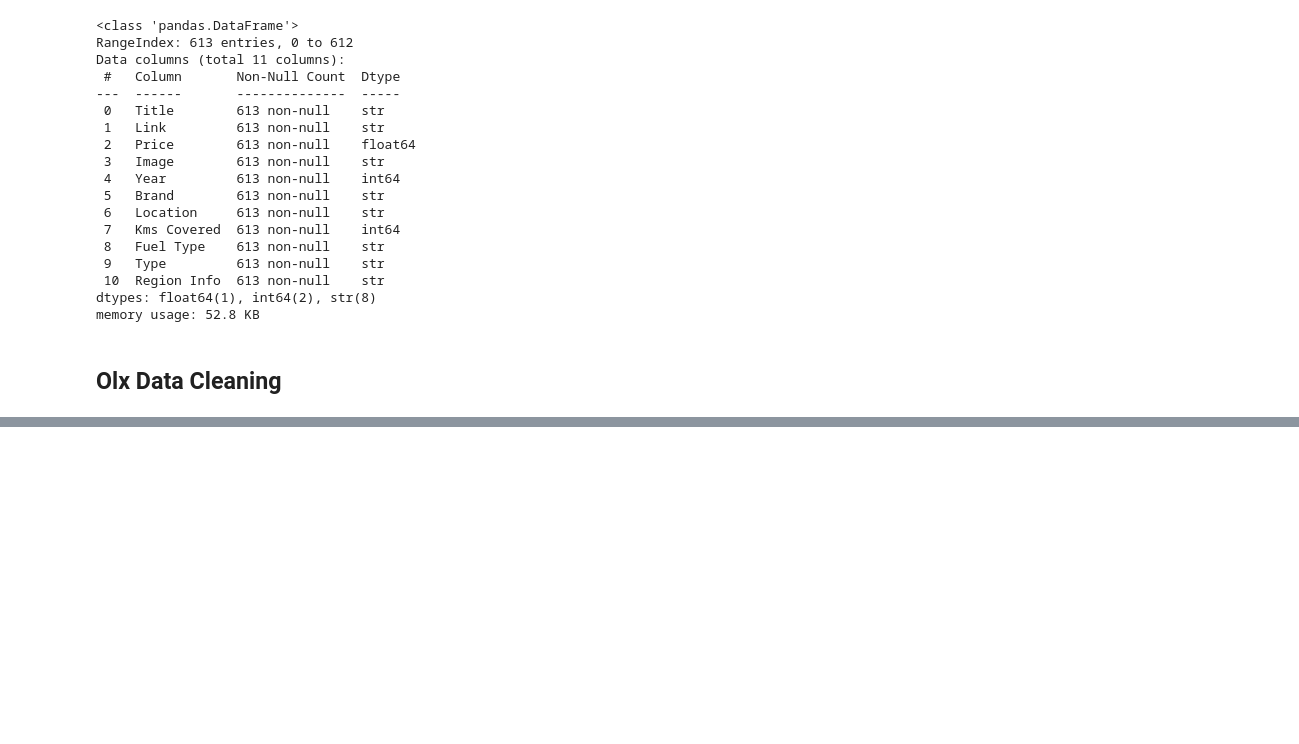
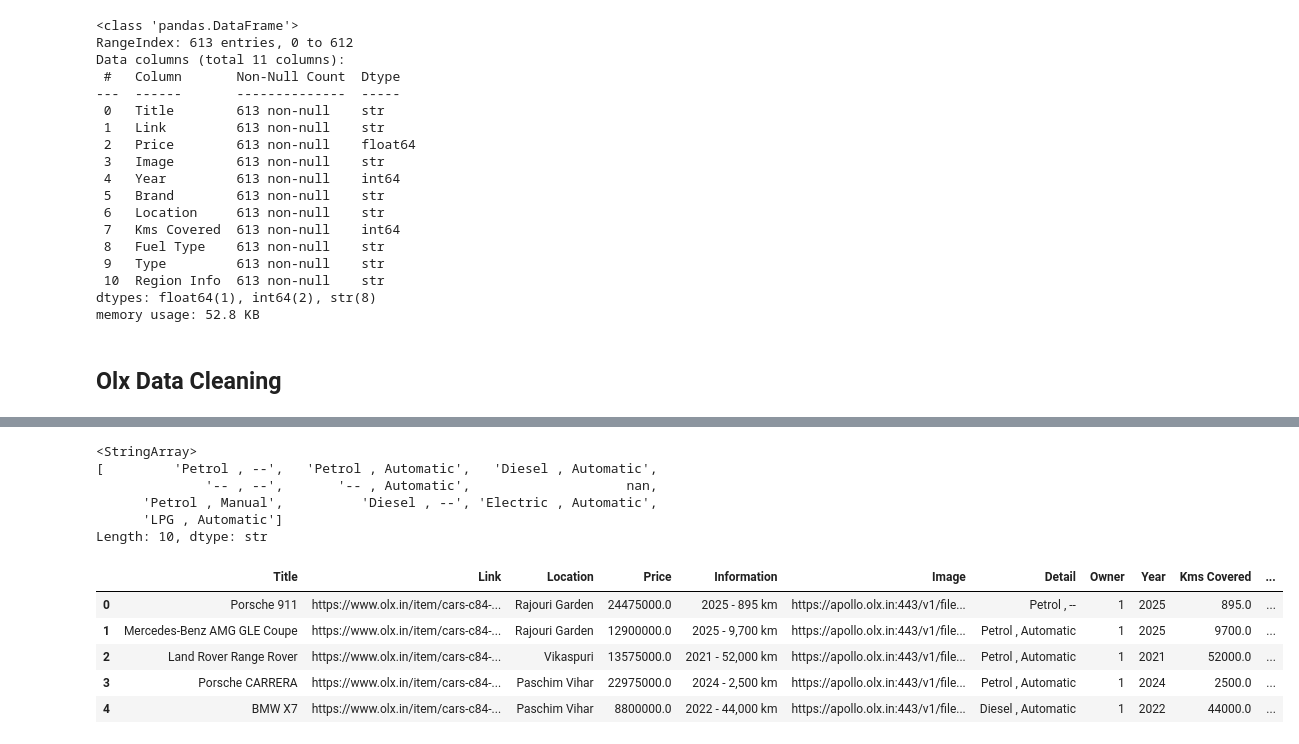
Before and after one commit to dakshhrana0-hub/AutoVault, a Jupyter notebook: backend/data_preprocessing/data_cleaning.ipynb, the cells around one changed output, grey strips where cells are left out. Drawn from its saved outputs; the diff is of its cells as text; code cells hidden in the pictures; blank space fills up the shorter version.

```diff
--- a/backend/data_preprocessing/data_cleaning.ipynb
+++ b/backend/data_preprocessing/data_cleaning.ipynb
@@ -290,0 +326,2 @@ def filter_price(data):
+# %%
+df['Year'] = df['Year'].astype(int)
@@ -290,0 +339,10 @@ def filter_price(data):
+# %%
+def filter_owner(data):
+    if data == '--' or data == np.nan :
+        return np.nan
+    elif type(data) == str:
+        return data[0]
+    else:
+        return data
+
+df['Owner'] = df['Owner'].apply(filter_owner)
@@ -290,0 +355,2 @@ def filter_price(data):
+# %%
+df["Owner"] = pd.to_numeric(df["Owner"]).astype("Int64")
@@ -290,0 +372,36 @@ def filter_price(data):
+# %%
+df['Detail'].unique()
+# %% [output]
+<StringArray>
+[         'Petrol , --',   'Petrol , Automatic',   'Diesel , Automatic',
+              '-- , --',       '-- , Automatic',                    nan,
+      'Petrol , Manual',          'Diesel , --', 'Electric , Automatic',
+      'LPG , Automatic']
+Length: 10, dtype: str
+# %%
+def extract_details(data):
+
+    if type(data) == str:
+        fuel_type,type_ = data.split(',')
+        fuel_type = fuel_type.strip()
+        type_ = type_.strip()
+        if fuel_type == '--':
+            fuel_type = np.nan
+
+        if type_ == '--':
+            type_ = np.nan
+
+        return fuel_type,type_
+
+    return np.nan,np.nan
+
+df[['Fuel Type','Type']] = df['Detail'].apply(extract_details).apply(pd.Series)
+# %%
+df.head()
+# %% [output]
+|  | Title | Link | Location | Price | Information | Image | Detail | Owner | Year | Kms Covered | ... |
+| 0 | Porsche 911 | https://www.olx.in/item/cars-c84-... | Rajouri Garden | 24475000.0 | 2025 - 895 km | https://apollo.olx.in:443/v1/file... | Petrol , -- | 1 | 2025 | 895.0 | ... |
+| 1 | Mercedes-Benz AMG GLE Coupe | https://www.olx.in/item/cars-c84-... | Rajouri Garden | 12900000.0 | 2025 - 9,700 km | https://apollo.olx.in:443/v1/file... | Petrol , Automatic | 1 | 2025 | 9700.0 | ... |
+| 2 | Land Rover Range Rover | https://www.olx.in/item/cars-c84-... | Vikaspuri | 13575000.0 | 2021 - 52,000 km | https://apollo.olx.in:443/v1/file... | Petrol , Automatic | 1 | 2021 | 52000.0 | ... |
+| 3 | Porsche CARRERA | https://www.olx.in/item/cars-c84-... | Paschim Vihar | 22975000.0 | 2024 - 2,500 km | https://apollo.olx.in:443/v1/file... | Petrol , Automatic | 1 | 2024 | 2500.0 | ... |
+| 4 | BMW X7 | https://www.olx.in/item/cars-c84-... | Paschim Vihar | 8800000.0 | 2022 - 44,000 km | https://apollo.olx.in:443/v1/file... | Diesel , Automatic | 1 | 2022 | 44000.0 | ... |
```
Also changed, not shown: parts of 18 cells of this notebook, 1 other file.
